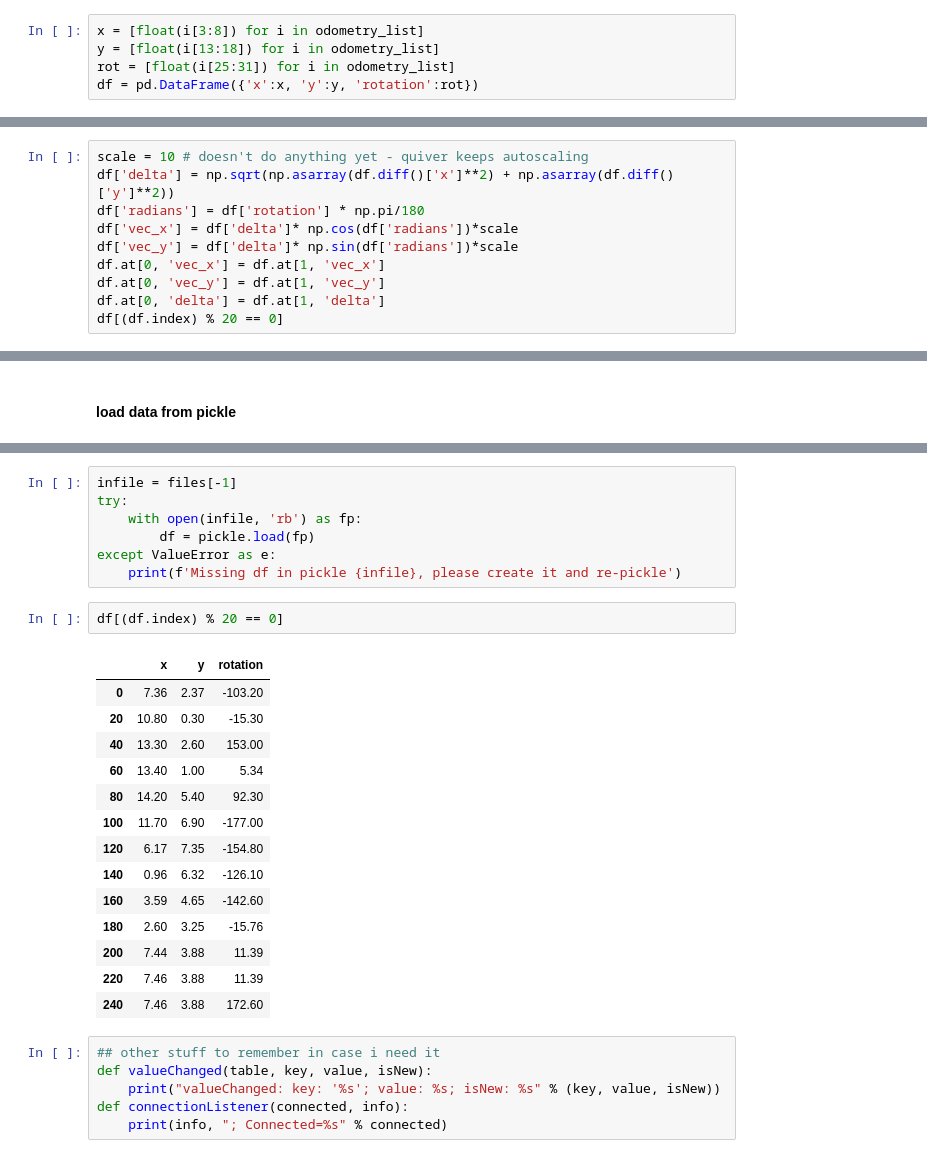
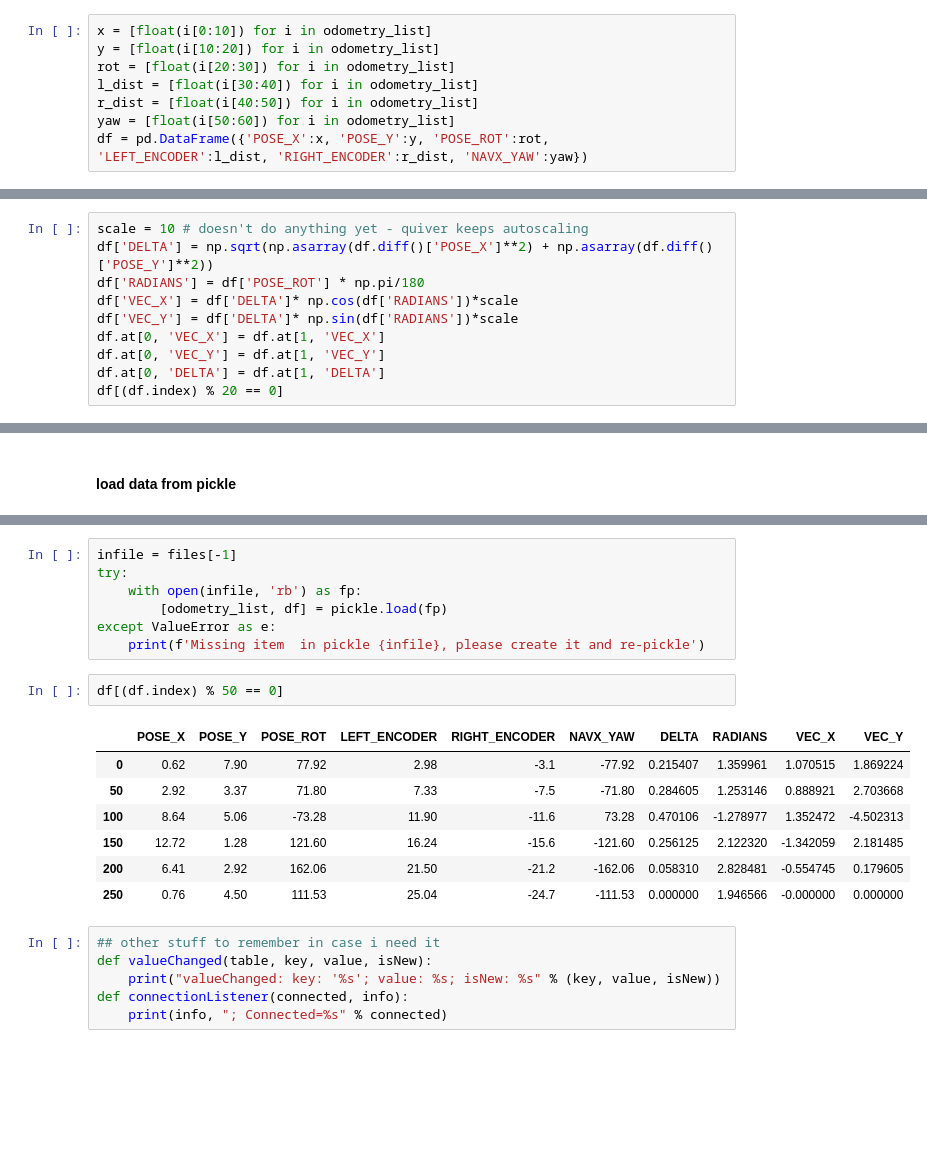
Before and after one commit to aesatchien/FRC2429_2020, a Jupyter notebook: notebooks/telemetry_plot.ipynb, the cells around one changed output, grey strips where cells are left out. Cells and saved outputs as stored; diff of their text form; blank space fills up the shorter version.

```diff
--- a/notebooks/telemetry_plot.ipynb
+++ b/notebooks/telemetry_plot.ipynb
@@ -39,7 +69,10 @@ odometry_list = sd.getStringArray('Odometry_List',0)
 * list comprehension does for loops in one line
 * pandas makes a great table (called dataframes) from a dictionary (or lists if you provide the column names)
 # %%
-x = [float(i[3:8]) for i in odometry_list]
-y = [float(i[13:18]) for i in odometry_list]
-rot = [float(i[25:31]) for i in odometry_list]
-df = pd.DataFrame({'x':x, 'y':y, 'rotation':rot})
+x = [float(i[0:10]) for i in odometry_list]
+y = [float(i[10:20]) for i in odometry_list]
+rot = [float(i[20:30]) for i in odometry_list]
+l_dist = [float(i[30:40]) for i in odometry_list]
+r_dist = [float(i[40:50]) for i in odometry_list]
+yaw = [float(i[50:60]) for i in odometry_list]
+df = pd.DataFrame({'POSE_X':x, 'POSE_Y':y, 'POSE_ROT':rot, 'LEFT_ENCODER':l_dist, 'RIGHT_ENCODER':r_dist, 'NAVX_YAW':yaw})
@@ -78,11 +105,11 @@ df[(df.index) % 20 == 0]
 # %%
 scale = 10 # doesn't do anything yet - quiver keeps autoscaling
-df['delta'] = np.sqrt(np.asarray(df.diff()['x']**2) + np.asarray(df.diff()['y']**2))
-df['radians'] = df['rotation'] * np.pi/180
-df['vec_x'] = df['delta']* np.cos(df['radians'])*scale
-df['vec_y'] = df['delta']* np.sin(df['radians'])*scale
-df.at[0, 'vec_x'] = df.at[1, 'vec_x']
-df.at[0, 'vec_y'] = df.at[1, 'vec_y']
-df.at[0, 'delta'] = df.at[1, 'delta']
+df['DELTA'] = np.sqrt(np.asarray(df.diff()['POSE_X']**2) + np.asarray(df.diff()['POSE_Y']**2))
+df['RADIANS'] = df['POSE_ROT'] * np.pi/180
+df['VEC_X'] = df['DELTA']* np.cos(df['RADIANS'])*scale
+df['VEC_Y'] = df['DELTA']* np.sin(df['RADIANS'])*scale
+df.at[0, 'VEC_X'] = df.at[1, 'VEC_X']
+df.at[0, 'VEC_Y'] = df.at[1, 'VEC_Y']
+df.at[0, 'DELTA'] = df.at[1, 'DELTA']
 df[(df.index) % 20 == 0]
 # %% [output]
@@ -148,26 +177,19 @@ files
 infile = files[-1]
 try:
     with open(infile, 'rb') as fp:
-        df = pickle.load(fp)
+        [odometry_list, df] = pickle.load(fp)
 except ValueError as e:
-    print(f'Missing df in pickle {infile}, please create it and re-pickle')
+    print(f'Missing item  in pickle {infile}, please create it and re-pickle')
 # %%
-df[(df.index) % 20 == 0]
+df[(df.index) % 50 == 0]
 # %% [output]
-|  | x | y | rotation |
-| 0 | 7.36 | 2.37 | -103.20 |
-| 20 | 10.80 | 0.30 | -15.30 |
-| 40 | 13.30 | 2.60 | 153.00 |
-| 60 | 13.40 | 1.00 | 5.34 |
-| 80 | 14.20 | 5.40 | 92.30 |
-| 100 | 11.70 | 6.90 | -177.00 |
-| 120 | 6.17 | 7.35 | -154.80 |
-| 140 | 0.96 | 6.32 | -126.10 |
-| 160 | 3.59 | 4.65 | -142.60 |
-| 180 | 2.60 | 3.25 | -15.76 |
-| 200 | 7.44 | 3.88 | 11.39 |
-| 220 | 7.46 | 3.88 | 11.39 |
-| 240 | 7.46 | 3.88 | 172.60 |
+|  | POSE_X | POSE_Y | POSE_ROT | LEFT_ENCODER | RIGHT_ENCODER | NAVX_YAW | DELTA | RADIANS | VEC_X | VEC_Y |
+| 0 | 0.62 | 7.90 | 77.92 | 2.98 | -3.1 | -77.92 | 0.215407 | 1.359961 | 1.070515 | 1.869224 |
+| 50 | 2.92 | 3.37 | 71.80 | 7.33 | -7.5 | -71.80 | 0.284605 | 1.253146 | 0.888921 | 2.703668 |
+| 100 | 8.64 | 5.06 | -73.28 | 11.90 | -11.6 | 73.28 | 0.470106 | -1.278977 | 1.352472 | -4.502313 |
+| 150 | 12.72 | 1.28 | 121.60 | 16.24 | -15.6 | -121.60 | 0.256125 | 2.122320 | -1.342059 | 2.181485 |
+| 200 | 6.41 | 2.92 | 162.06 | 21.50 | -21.2 | -162.06 | 0.058310 | 2.828481 | -0.554745 | 0.179605 |
+| 250 | 0.76 | 4.50 | 111.53 | 25.04 | -24.7 | -111.53 | 0.000000 | 1.946566 | -0.000000 | 0.000000 |
 # %%
 ## other stuff to remember in case i need it
 def valueChanged(table, key, value, isNew):
```
Also changed, not shown: parts of 18 cells of this notebook, 4 other files.
